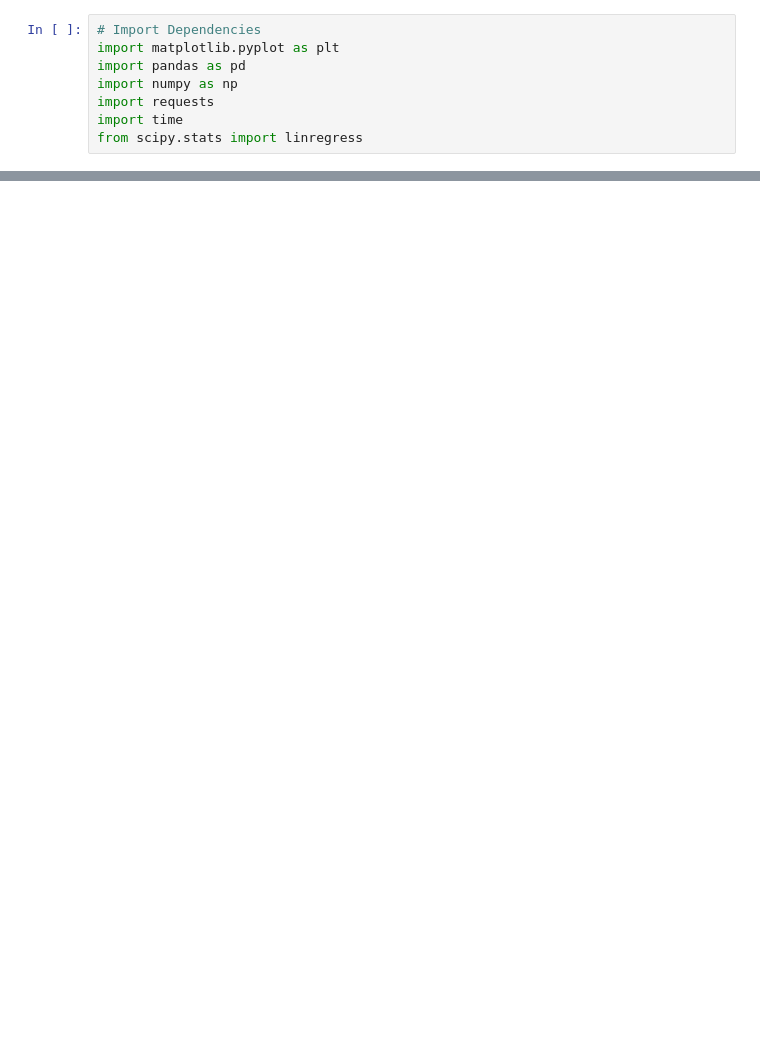
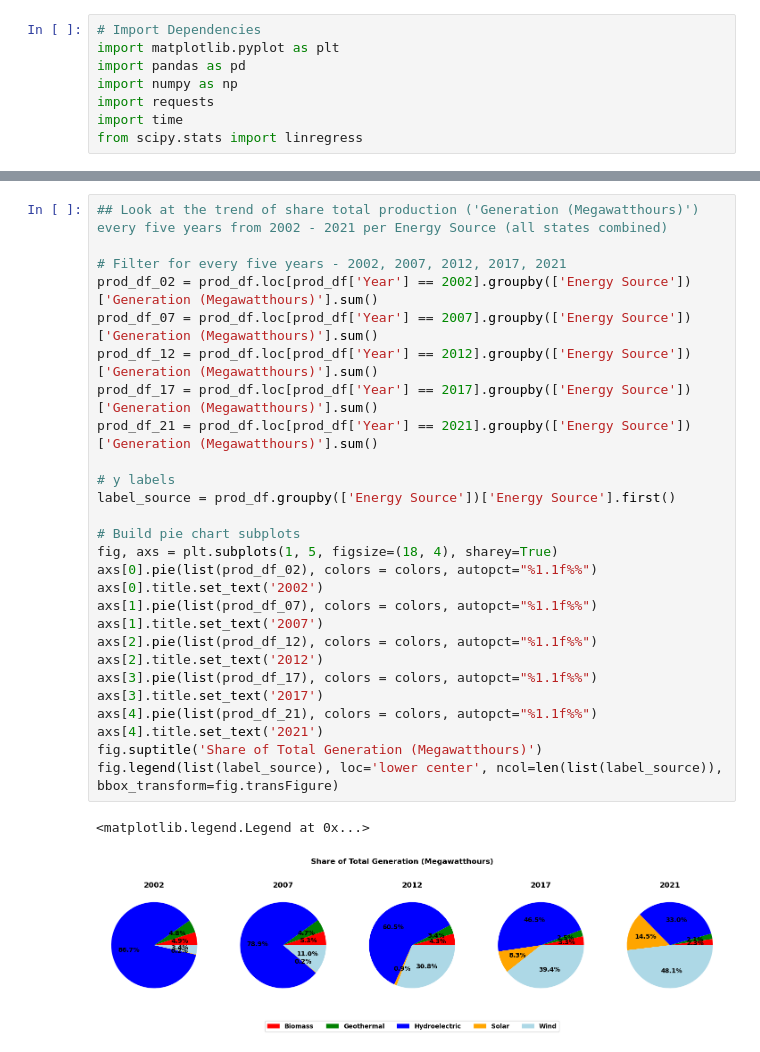
Before and after one commit to jrangel100/Project1, a Jupyter notebook: nrg_project.ipynb, the cells around one changed output, grey strips where cells are left out. Drawn from its saved outputs; the diff is of its cells as text; blank space fills up the shorter version.

```diff
--- a/nrg_project.ipynb
+++ b/nrg_project.ipynb
@@ -79,0 +165,30 @@ inv_df.head()
+# %%
+## Look at the trend of share total production ('Generation (Megawatthours)') every five years from 2002 - 2021 per Energy Source (all states combined)
+
+# Filter for every five years - 2002, 2007, 2012, 2017, 2021
+prod_df_02 = prod_df.loc[prod_df['Year'] == 2002].groupby(['Energy Source'])['Generation (Megawatthours)'].sum()
+prod_df_07 = prod_df.loc[prod_df['Year'] == 2007].groupby(['Energy Source'])['Generation (Megawatthours)'].sum()
+prod_df_12 = prod_df.loc[prod_df['Year'] == 2012].groupby(['Energy Source'])['Generation (Megawatthours)'].sum()
+prod_df_17 = prod_df.loc[prod_df['Year'] == 2017].groupby(['Energy Source'])['Generation (Megawatthours)'].sum()
+prod_df_21 = prod_df.loc[prod_df['Year'] == 2021].groupby(['Energy Source'])['Generation (Megawatthours)'].sum()
+
+# y labels
+label_source = prod_df.groupby(['Energy Source'])['Energy Source'].first()
+
+# Build pie chart subplots
+fig, axs = plt.subplots(1, 5, figsize=(18, 4), sharey=True)
+axs[0].pie(list(prod_df_02), colors = colors, autopct="%1.1f%%")
+axs[0].title.set_text('2002')
+axs[1].pie(list(prod_df_07), colors = colors, autopct="%1.1f%%")
+axs[1].title.set_text('2007')
+axs[2].pie(list(prod_df_12), colors = colors, autopct="%1.1f%%")
+axs[2].title.set_text('2012')
+axs[3].pie(list(prod_df_17), colors = colors, autopct="%1.1f%%")
+axs[3].title.set_text('2017')
+axs[4].pie(list(prod_df_21), colors = colors, autopct="%1.1f%%")
+axs[4].title.set_text('2021')
+fig.suptitle('Share of Total Generation (Megawatthours)')
+fig.legend(list(label_source), loc='lower center', ncol=len(list(label_source)), bbox_transform=fig.transFigure)
+# %% [output]
+<matplotlib.legend.Legend at 0x...>
+[figure, added]
```
Also changed, not shown: parts of 9 cells of this notebook, 1 other file.
